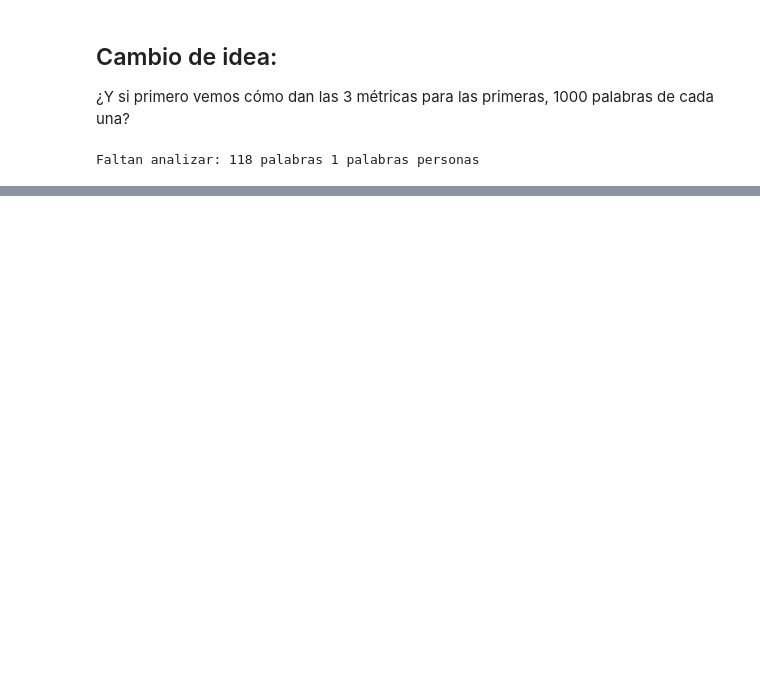
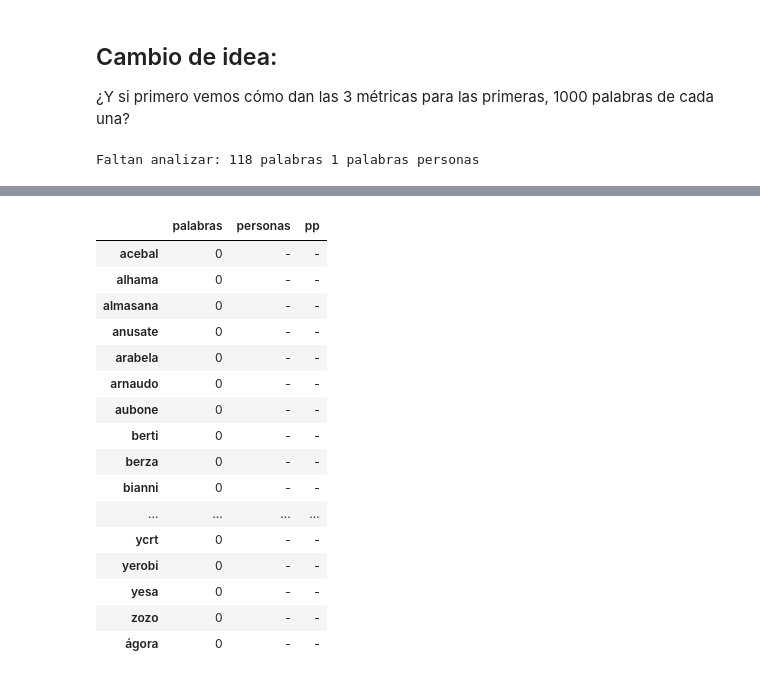
Before and after one commit to finiteautomata/lexico-contrastivo, a Jupyter notebook: notebooks/palabras_faltantes.ipynb, the cells around one changed output, grey strips where cells are left out. Saved outputs shown, nothing was run; the diff lists cells and outputs as text; code cells hidden in the pictures; blank space fills up the shorter version.

```diff
--- a/notebooks/palabras_faltantes.ipynb
+++ b/notebooks/palabras_faltantes.ipynb
@@ -178,7 +200,7 @@ print("Faltan analizar: {} palabras {} palabras personas".format(
 # %% [output]
 Faltan analizar: 118 palabras 1 palabras personas
 # %%
-limite = 5000
+limite = 1000
 df_personas = df.iloc[:limite]
 df_palabras = df[df.rankPalabras <= limite]
 df_pp = df[df.rankPalabras_Personas <= limite]
@@ -205,0 +278,22 @@ Palabras Personas
+# %%
+df_out[(df_out["palabras"] == '0') &
+       (df_out["personas"] == '-') &
+       (df_out["pp"] == '-') ]
+# %% [output]
+|  | palabras | personas | pp |
+| acebal | 0 | - | - |
+| alhama | 0 | - | - |
+| almasana | 0 | - | - |
+| anusate | 0 | - | - |
+| arabela | 0 | - | - |
+| arnaudo | 0 | - | - |
+| aubone | 0 | - | - |
+| berti | 0 | - | - |
+| berza | 0 | - | - |
+| bianni | 0 | - | - |
+| ... | ... | ... | ... |
+| ycrt | 0 | - | - |
+| yerobi | 0 | - | - |
+| yesa | 0 | - | - |
+| zozo | 0 | - | - |
+| ágora | 0 | - | - |
```
Also changed, not shown: parts of 11 cells of this notebook.
